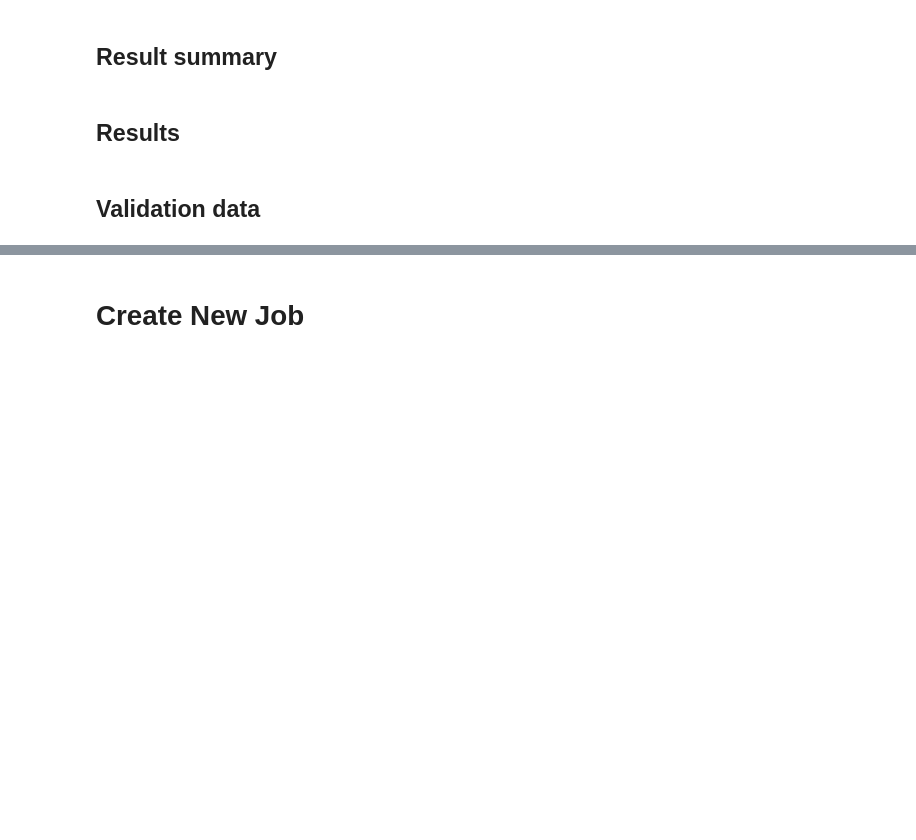
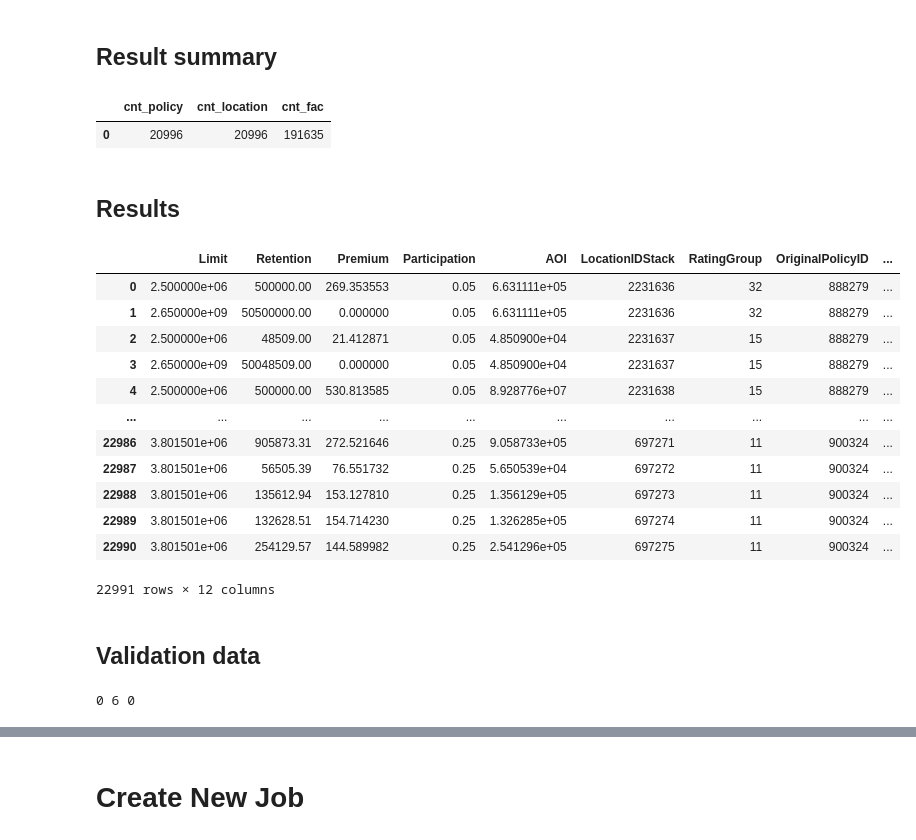
Before and after one commit to hoeun-sim-gc/migrate-repo-test, a Jupyter notebook: pat_dev_sql.ipynb, the cells around one changed output, grey strips where cells are left out. Drawn from its saved outputs; the diff is of its cells as text; code cells hidden in the pictures; blank space fills up the shorter version.

```diff
--- a/pat_dev_sql.ipynb
+++ b/pat_dev_sql.ipynb
@@ -32,2 +51,8 @@ if ret is not None:
+# %%
+df = PatJob.get_summary(100000126)
+df
+# %% [output]
+|  | cnt_policy | cnt_location | cnt_fac |
+| 0 | 20996 | 20996 | 191635 |
 # %% [markdown]
 ## Results
@@ -38,5 +59,24 @@ if ret is not None:
+# %%
+df = PatJob.get_results(100000126)
+df
+# %% [output]
+|  | Limit | Retention | Premium | Participation | AOI | LocationIDStack | RatingGroup | OriginalPolicyID | ... |
+| 0 | 2.500000e+06 | 500000.00 | 269.353553 | 0.05 | 6.631111e+05 | 2231636 | 32 | 888279 | ... |
+| 1 | 2.650000e+09 | 50500000.00 | 0.000000 | 0.05 | 6.631111e+05 | 2231636 | 32 | 888279 | ... |
+| 2 | 2.500000e+06 | 48509.00 | 21.412871 | 0.05 | 4.850900e+04 | 2231637 | 15 | 888279 | ... |
+| 3 | 2.650000e+09 | 50048509.00 | 0.000000 | 0.05 | 4.850900e+04 | 2231637 | 15 | 888279 | ... |
+| 4 | 2.500000e+06 | 500000.00 | 530.813585 | 0.05 | 8.928776e+07 | 2231638 | 15 | 888279 | ... |
+| ... | ... | ... | ... | ... | ... | ... | ... | ... | ... |
+| 22986 | 3.801501e+06 | 905873.31 | 272.521646 | 0.25 | 9.058733e+05 | 697271 | 11 | 900324 | ... |
+| 22987 | 3.801501e+06 | 56505.39 | 76.551732 | 0.25 | 5.650539e+04 | 697272 | 11 | 900324 | ... |
+| 22988 | 3.801501e+06 | 135612.94 | 153.127810 | 0.25 | 1.356129e+05 | 697273 | 11 | 900324 | ... |
+| 22989 | 3.801501e+06 | 132628.51 | 154.714230 | 0.25 | 1.326285e+05 | 697274 | 11 | 900324 | ... |
+| 22990 | 3.801501e+06 | 254129.57 | 144.589982 | 0.25 | 2.541296e+05 | 697275 | 11 | 900324 | ... |
+22991 rows × 12 columns
 # %% [markdown]
 ## Validation data
 # %%
-df1,df2,df3 = PatJob.get_validation_data(100000088)
+df1,df2,df3 = PatJob.get_validation_data(100000126)
 print(len(df1), len(df2), len(df3))
+# %% [output]
+0 6 0
```
Also changed, not shown: parts of 10 cells of this notebook, 11 other files.
